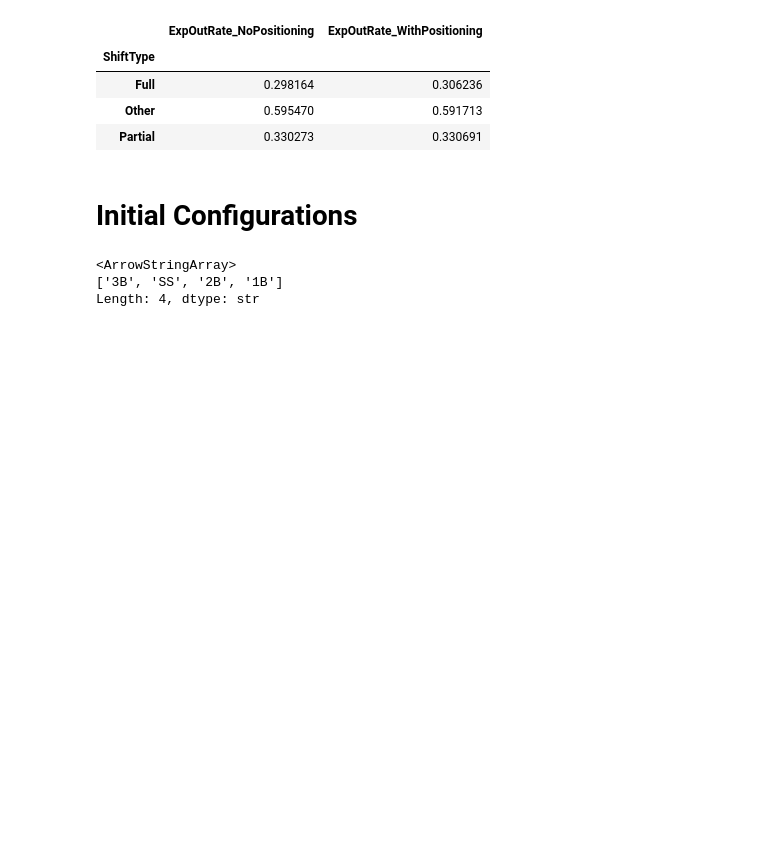
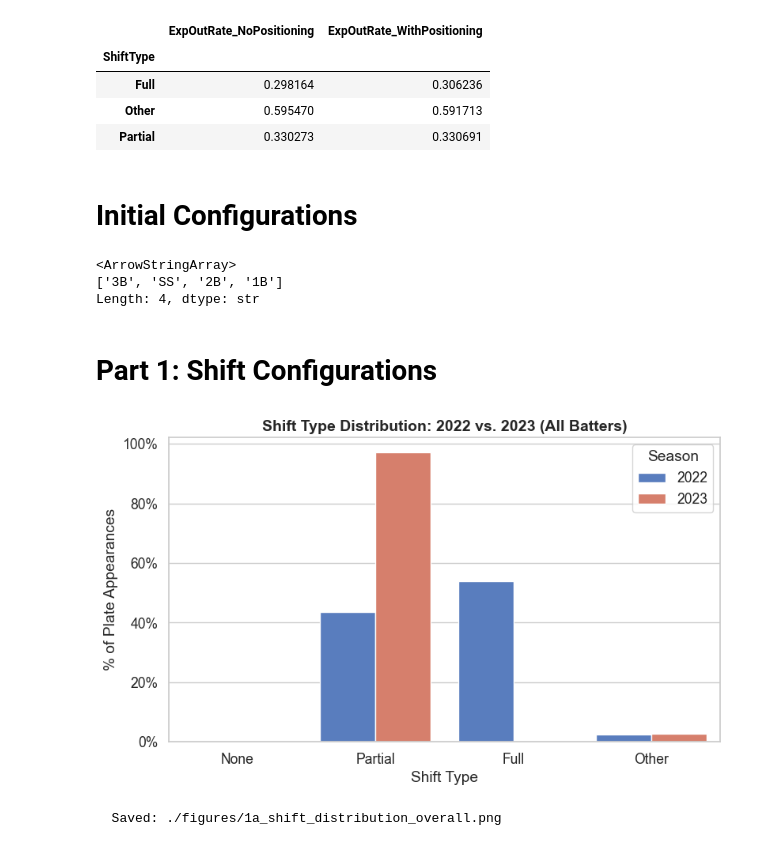
Before and after one commit to natespear521/OSU-MLB-Hackathon-2026, a Jupyter notebook: testnote.ipynb, the cells around one changed output. Drawn from its saved outputs; the diff is of its cells as text; code cells hidden in the pictures; blank space fills up the shorter version.

Commit message:
Exploratory Analysis and Corner Analysis. Included separate folder for visuals.

```diff
--- a/testnote.ipynb
+++ b/testnote.ipynb
@@ -100,7 +100,8 @@ from plotly.subplots import make_subplots
 # %% [markdown]
 # Dataset Conversion and Initial Checks
 # %%
-raw_data = pd.read_csv("OSU Hackathon 2026 data.csv")
+df = pd.read_csv("OSU Hackathon 2026 data.csv")
+raw_data = df.copy()
 raw_data.head()
 # %% [output]
 |  | Season | GameId | Inning | InningHalf | AtBatIndex | OutsBefore | RunnerOn1B | RunnerOn2B | RunnerOn3B | ... |
@@ -203,3 +204,46 @@ CORNER_POSITIONS = ['1B', '3B'] # 1B = 3, 3B = 5 in standard numeric labels
 # Seaborn theme
 sns.set_theme(style="whitegrid", palette="muted", font_scale=1.15)
 YEAR_PALETTE = {2022: "#4878CF", 2023: "#E8735A"}
+# %%
+# Saving figures
+def savefig(fig, name):
+    path = os.path.join(OUTPUT_DIR, name)
+    fig.savefig(path, dpi=150, bbox_inches="tight")
+    print(f"  Saved: {path}")
+    plt.close(fig)
+
+def save_plotly(fig, name):
+    path = os.path.join(OUTPUT_DIR, name)
+    fig.write_html(path)
+    print(f"  Saved: {path}")
+# %% [markdown]
+# Part 1: Shift Configurations
+# %%
+shift_order = ["None", "Partial", "Full", "Other"]
+
+# 1A: Overall shift distribution by year
+shift_dist = (
+    raw_data.groupby(["Season", "ShiftType"])
+    .size()
+    .reset_index(name="count")
+)
+shift_dist["pct"] = shift_dist.groupby("Season")["count"].transform(
+    lambda x: x / x.sum() * 100
+)
+
+fig, ax = plt.subplots(figsize=(9, 5))
+sns.barplot(
+    data=shift_dist,
+    x="ShiftType", y="pct", hue="Season",
+    order=shift_order, palette=YEAR_PALETTE, ax=ax
+)
+ax.yaxis.set_major_formatter(mtick.PercentFormatter())
+ax.set_title("Shift Type Distribution: 2022 vs. 2023 (All Batters)", fontsize=14, weight="bold")
+ax.set_xlabel("Shift Type")
+ax.set_ylabel("% of Plate Appearances")
+ax.legend(title="Season")
+plt.show()
+savefig(fig, "1a_shift_distribution_overall.png")
+# %% [output]
+[figure, added]
+  Saved: ./figures/1a_shift_distribution_overall.png
```
Also changed, not shown: parts of 16 cells of this notebook, 12 other files.
